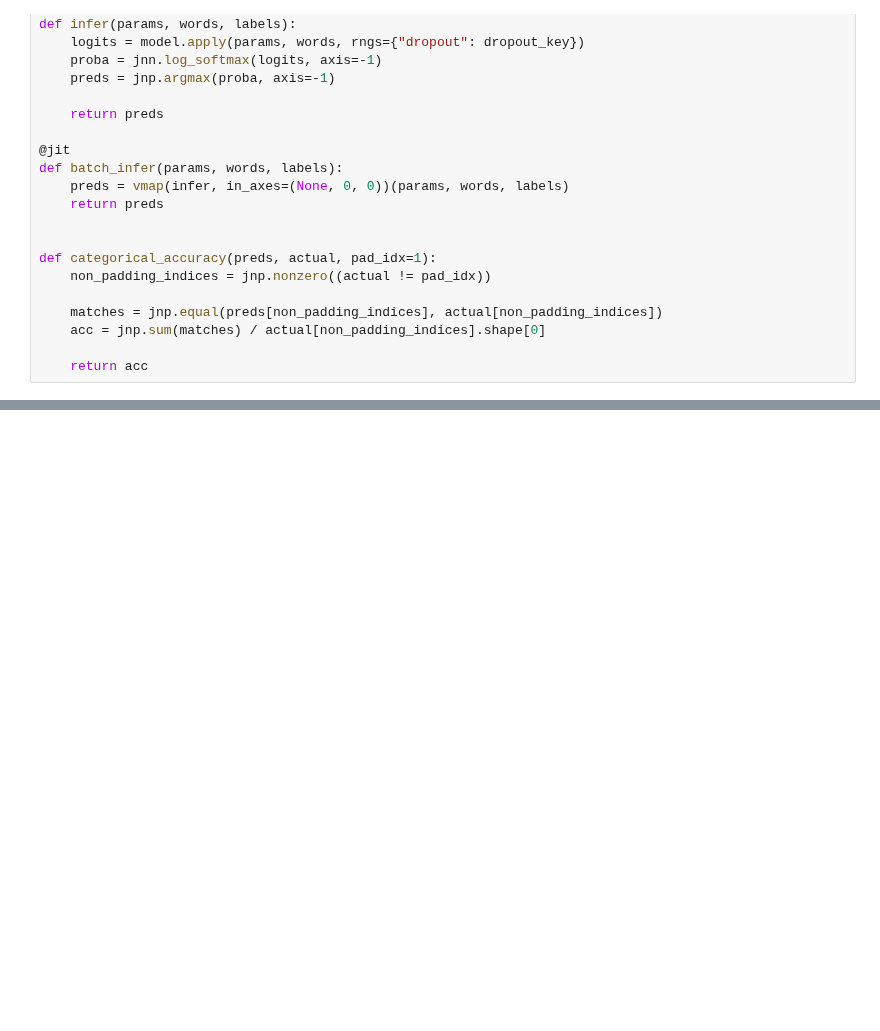
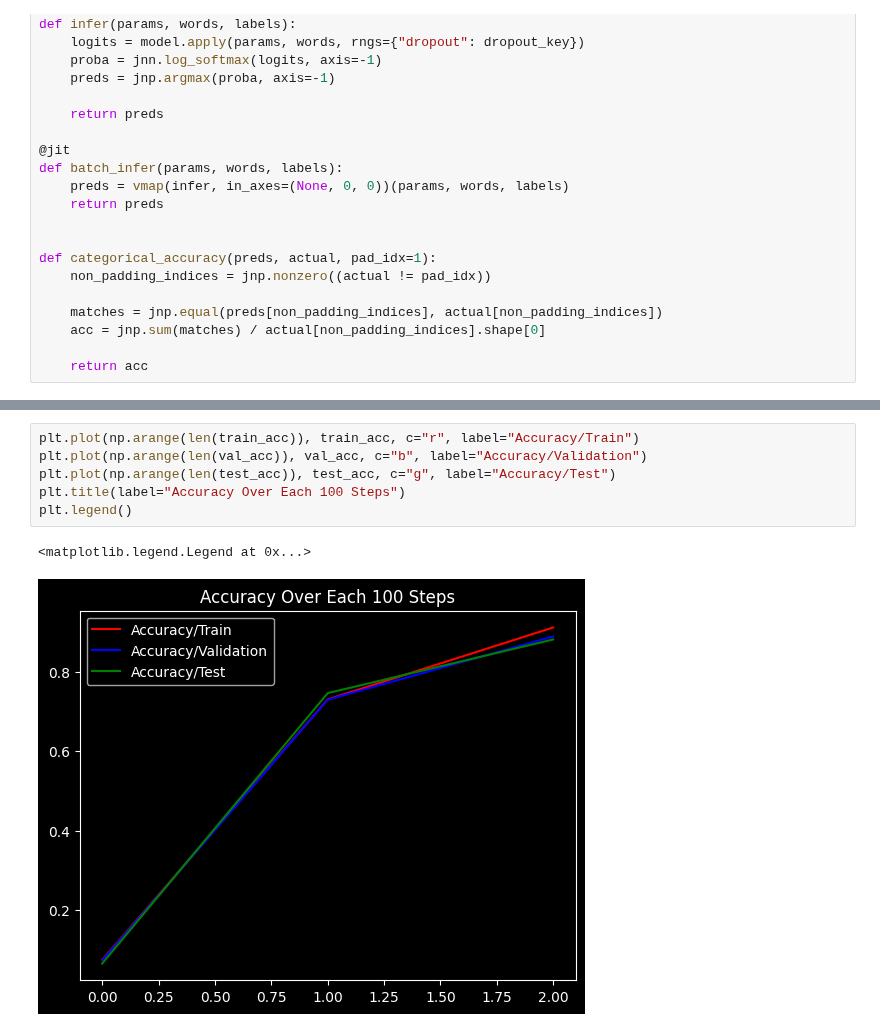
Before and after one commit to ShawonAshraf/jax_examples, a Jupyter notebook: playground/pos_tagging_lstm.ipynb, the cells around one changed output, grey strips where cells are left out. Drawn from its saved outputs; the diff is of its cells as text; blank space fills up the shorter version.

```diff
--- a/playground/pos_tagging_lstm.ipynb
+++ b/playground/pos_tagging_lstm.ipynb
@@ -399,0 +398,9 @@ Mean Accuracy: 0.910028874874115
+# %%
+plt.plot(np.arange(len(train_acc)), train_acc, c="r", label="Accuracy/Train")
+plt.plot(np.arange(len(val_acc)), val_acc, c="b", label="Accuracy/Validation")
+plt.plot(np.arange(len(test_acc)), test_acc, c="g", label="Accuracy/Test")
+plt.title(label="Accuracy Over Each 100 Steps")
+plt.legend()
+# %% [output]
+<matplotlib.legend.Legend at 0x...>
+[figure, added]
```
Also changed, not shown: parts of 8 cells of this notebook.
